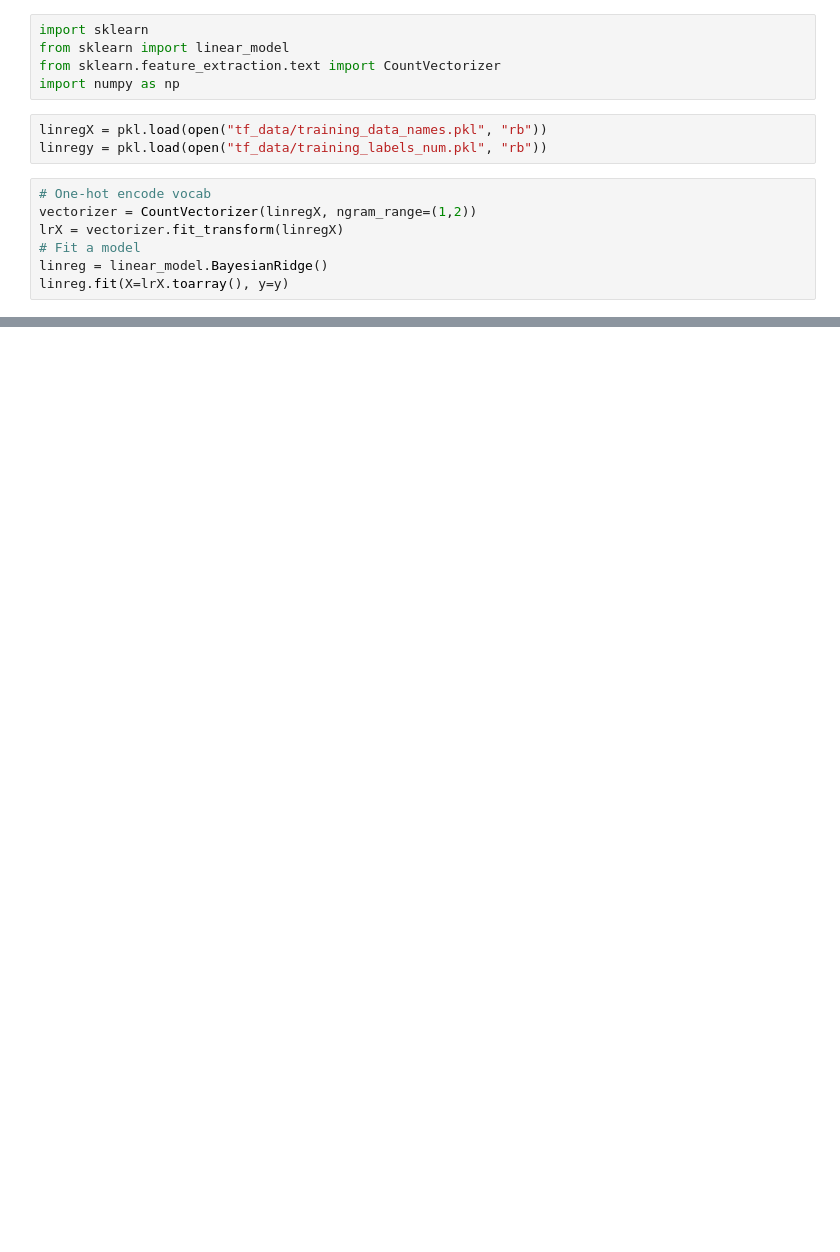
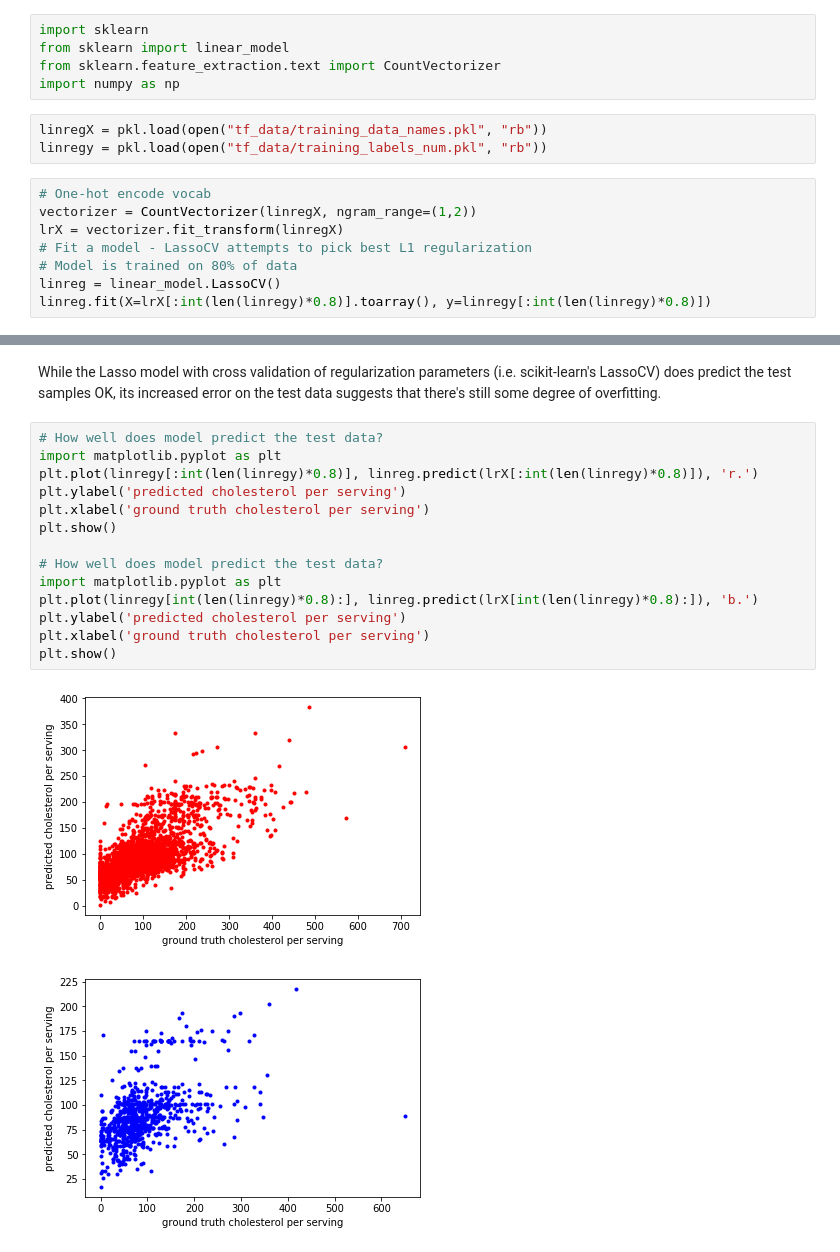
Before and after one commit to andrewblane/menusights, a Jupyter notebook: Word2Vec menusights.ipynb, the cells around one changed output, grey strips where cells are left out. Saved outputs shown, nothing was run; the diff lists cells and outputs as text; blank space fills up the shorter version.

```diff
--- a/Word2Vec menusights.ipynb
+++ b/Word2Vec menusights.ipynb
@@ -418,7 +336,8 @@ linregy = pkl.load(open("tf_data/training_labels_num.pkl", "rb"))
 # One-hot encode vocab
 vectorizer = CountVectorizer(linregX, ngram_range=(1,2))
 lrX = vectorizer.fit_transform(linregX)
-# Fit a model
-linreg = linear_model.BayesianRidge()
-linreg.fit(X=lrX.toarray(), y=y)
+# Fit a model - LassoCV attempts to pick best L1 regularization
+# Model is trained on 80% of data
+linreg = linear_model.LassoCV()
+linreg.fit(X=lrX[:int(len(linregy)*0.8)].toarray(), y=linregy[:int(len(linregy)*0.8)])
 # %% [output]
@@ -456,0 +359,20 @@ plt.show()
+# %% [markdown]
+While the Lasso model with cross validation of regularization parameters (i.e. scikit-learn's LassoCV) does predict the test samples OK, its increased error on
+the test data suggests that there's still some degree of overfitting.
+# %%
+# How well does model predict the test data?
+import matplotlib.pyplot as plt
+plt.plot(linregy[:int(len(linregy)*0.8)], linreg.predict(lrX[:int(len(linregy)*0.8)]), 'r.')
+plt.ylabel('predicted cholesterol per serving')
+plt.xlabel('ground truth cholesterol per serving')
+plt.show()
+
+# How well does model predict the test data?
+import matplotlib.pyplot as plt
+plt.plot(linregy[int(len(linregy)*0.8):], linreg.predict(lrX[int(len(linregy)*0.8):]), 'b.')
+plt.ylabel('predicted cholesterol per serving')
+plt.xlabel('ground truth cholesterol per serving')
+plt.show()
+# %% [output]
+[figure, added]
+[figure, added]
```
Also changed, not shown: parts of 63 cells of this notebook, 1 other file.
